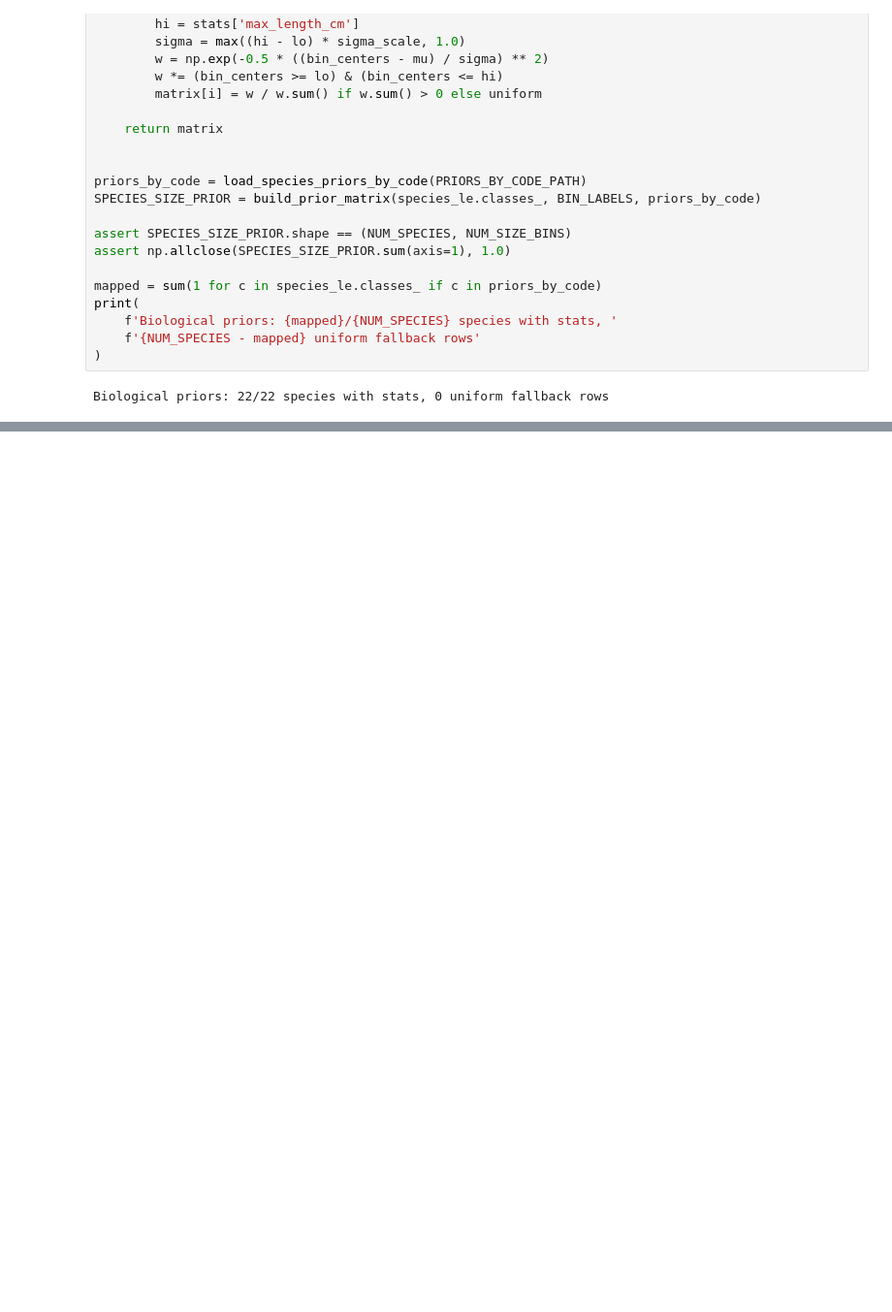
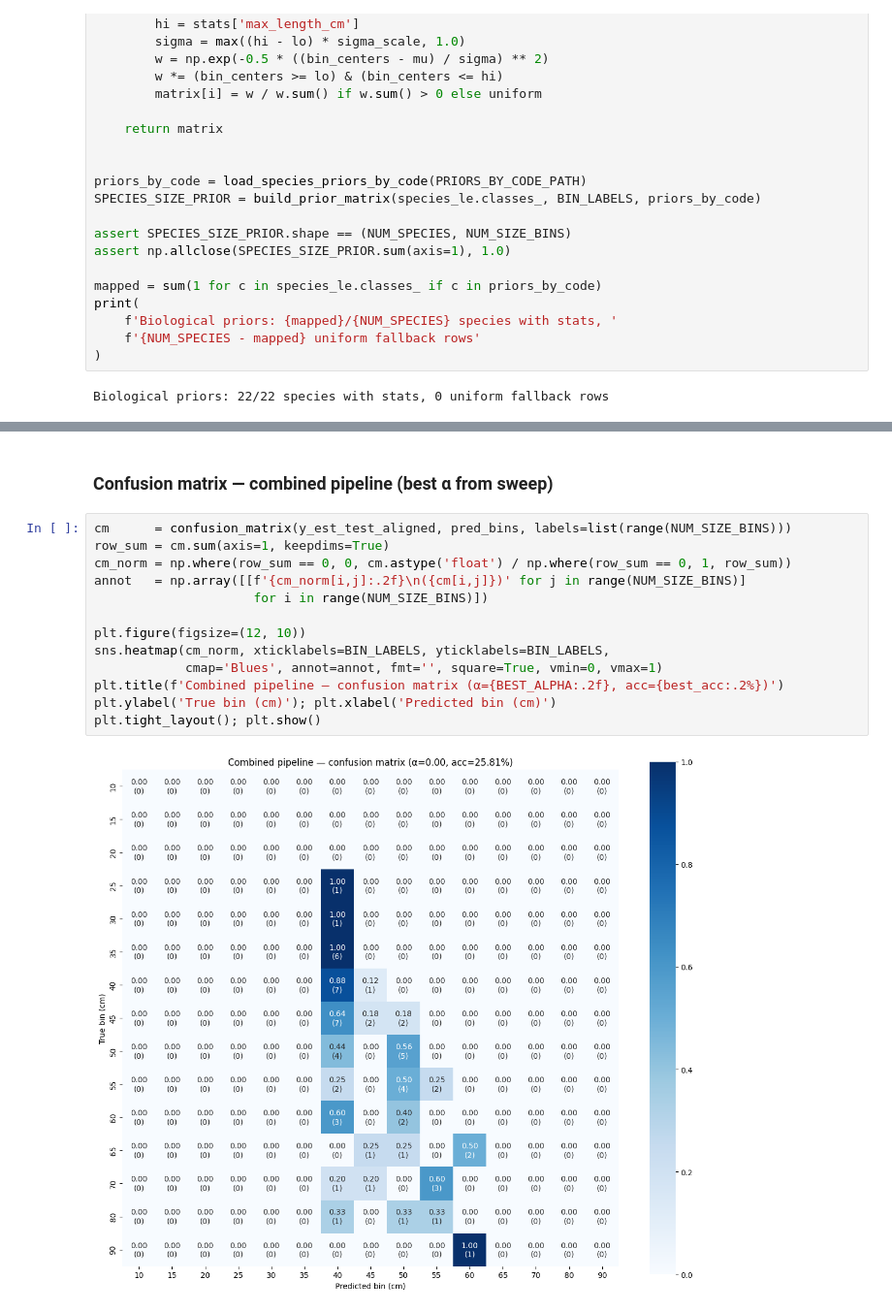
Before and after one commit to mmerioles/safse, a Jupyter notebook: notebooks/combined-model.ipynb, the cells around one changed output, grey strips where cells are left out. Shown at 97% size. Saved outputs shown, nothing was run; the diff lists cells and outputs as text; blank space fills up the shorter version.

```diff
--- a/notebooks/combined-model.ipynb
+++ b/notebooks/combined-model.ipynb
@@ -570,0 +613,17 @@ plt.tight_layout(); plt.show()
+# %% [markdown]
+### Confusion matrix — combined pipeline (best α from sweep)
+# %%
+cm      = confusion_matrix(y_est_test_aligned, pred_bins, labels=list(range(NUM_SIZE_BINS)))
+row_sum = cm.sum(axis=1, keepdims=True)
+cm_norm = np.where(row_sum == 0, 0, cm.astype('float') / np.where(row_sum == 0, 1, row_sum))
+annot   = np.array([[f'{cm_norm[i,j]:.2f}\n({cm[i,j]})' for j in range(NUM_SIZE_BINS)]
+                     for i in range(NUM_SIZE_BINS)])
+
+plt.figure(figsize=(12, 10))
+sns.heatmap(cm_norm, xticklabels=BIN_LABELS, yticklabels=BIN_LABELS,
+            cmap='Blues', annot=annot, fmt='', square=True, vmin=0, vmax=1)
+plt.title(f'Combined pipeline — confusion matrix (α={BEST_ALPHA:.2f}, acc={best_acc:.2%})')
+plt.ylabel('True bin (cm)'); plt.xlabel('Predicted bin (cm)')
+plt.tight_layout(); plt.show()
+# %% [output]
+[figure, added]
```
Also changed, not shown: parts of 7 cells of this notebook.
